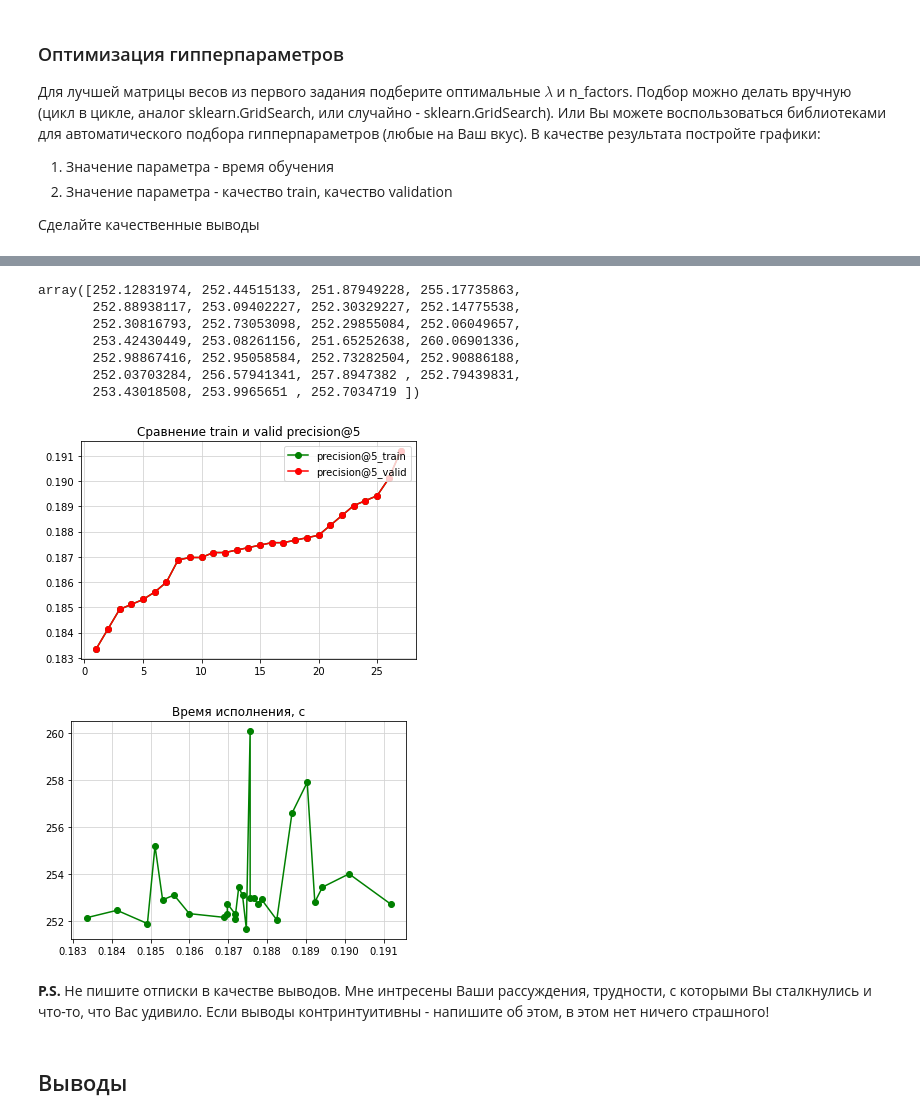
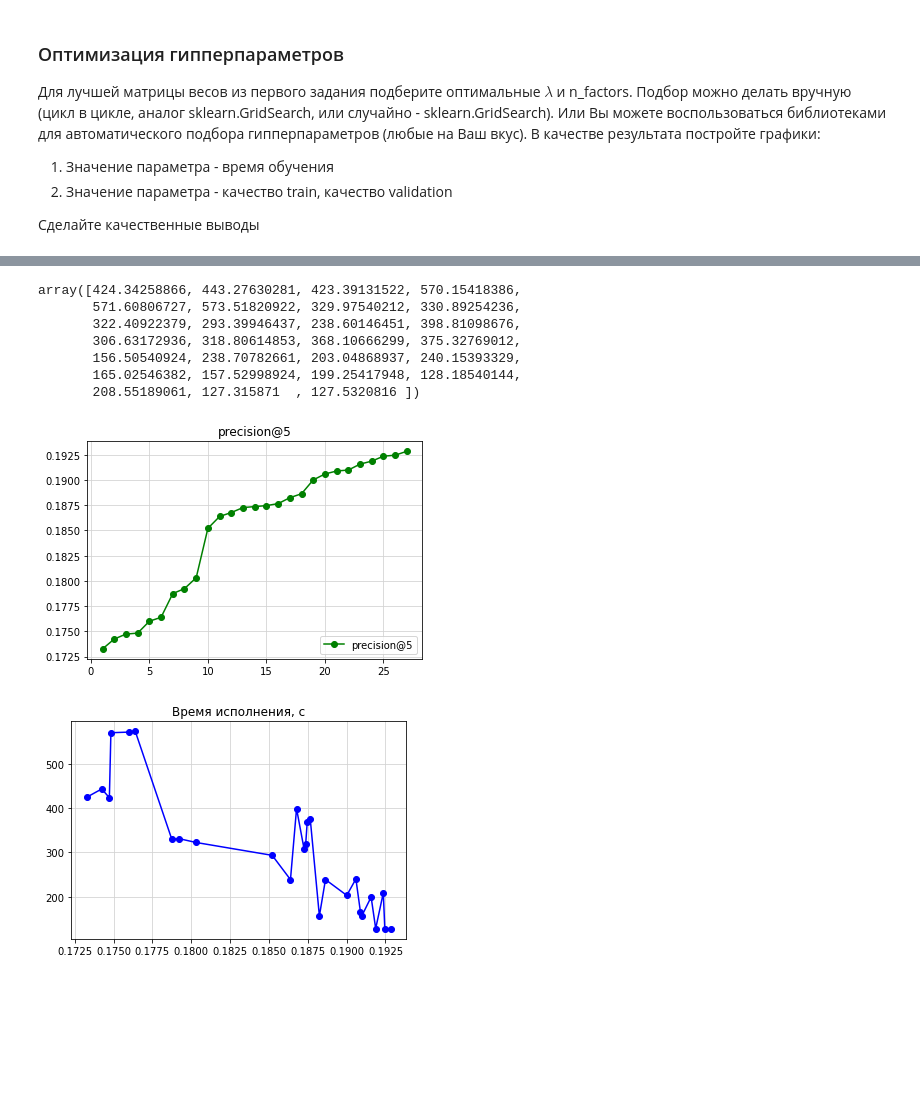
Before and after one commit to VitalyGladyshev/gb_rec_sys, a Jupyter notebook: rc_hw_03.ipynb, the cells around one changed output, grey strips where cells are left out. Drawn from its saved outputs; the diff is of its cells as text; code cells hidden in the pictures; blank space fills up the shorter version.

```diff
--- a/rc_hw_03.ipynb
+++ b/rc_hw_03.ipynb
@@ -281,8 +260,8 @@ Precision@5: 0.2269 - ALS tfidf
 
 Сделайте качественные выводы
 # %%
-summary_data = pd.DataFrame(data=[[0, 0, 0, 0, 0, 0]],
-                            columns=['factors', 'regularization', 'iterations', 'time', 'precision@5_train', 'precision@5_valid'])
+summary_data = pd.DataFrame(data=[[0, 0, 0, 0, 0]],
+                            columns=['factors', 'regularization', 'iterations', 'time', 'precision@5'])
 cnt = 0
 factors = [50, 100, 150]
 regularization = [0.01, 0.001, 0.0001]
@@ -293,11 +272,16 @@ for fact in factors:
         for iterat in iterations:
             name = f"ALS_{fact}_{reg}_{iterat}"
             print(f"ALS: factors {fact}, regularization {reg}, iterations {iterat}")
-            score_train, time_len, model = get_precision_at_k_score(result, user_item_matrix, name, iterat=50)
-            print(f"   Precision@5: {score_train:0.4f}, длительность: {time_len:.4f} c\n\n")
+            score, time_len, model = get_precision_at_k_score(result,
+                                                              user_item_matrix,
+                                                              name,
+                                                              iterat=iterat,
+                                                              fact=fact,
+                                                              regularizat=reg)
+            print(f"   Precision@5: {score:0.4f}, длительность: {time_len:.4f} c\n")
             summary_data.loc[cnt, ['factors', 'regularization', 'iterations',
-                                   'time', 'precision@5_train', 'precision@5_valid']] = [fact, reg, iterat,
-                                                                    time_len, score_train, score_train]
+                                   'time', 'precision@5']] = [fact, reg, iterat,
+                                                              time_len, score]
             cnt += 1
 # %% [output]
 ALS: factors 50, regularization 0.01, iterations 15
@@ -360,34 +344,32 @@ summary_data.sort_values('precision@5_valid', ascending=False)
 # %%
-sorted_scores = summary_data.sort_values('precision@5_valid', ascending=True)['precision@5_valid'].values
-sorted_times = summary_data.sort_values('precision@5_valid', ascending=True).time.values
+sorted_scores = summary_data.sort_values('precision@5', ascending=True)['precision@5'].values
+sorted_reg = summary_data.sort_values('precision@5', ascending=True).regularization.values
+sorted_factors = summary_data.sort_values('precision@5', ascending=True).factors.values
+sorted_iterat = summary_data.sort_values('precision@5', ascending=True).iterations.values
+sorted_times = summary_data.sort_values('precision@5', ascending=True).time.values
 sorted_times
 # %% [output]
-array([252.12831974, 252.44515133, 251.87949228, 255.17735863,
-       252.88938117, 253.09402227, 252.30329227, 252.14775538,
-       252.30816793, 252.73053098, 252.29855084, 252.06049657,
-       253.42430449, 253.08261156, 251.65252638, 260.06901336,
-       252.98867416, 252.95058584, 252.73282504, 252.90886188,
-       252.03703284, 256.57941341, 257.8947382 , 252.79439831,
-       253.43018508, 253.9965651 , 252.7034719 ])
+array([424.34258866, 443.27630281, 423.39131522, 570.15418386,
+       571.60806727, 573.51820922, 329.97540212, 330.89254236,
+       322.40922379, 293.39946437, 238.60146451, 398.81098676,
+       306.63172936, 318.80614853, 368.10666299, 375.32769012,
+       156.50540924, 238.70782661, 203.04868937, 240.15393329,
+       165.02546382, 157.52998924, 199.25417948, 128.18540144,
+       208.55189061, 127.315871  , 127.5320816 ])
 # %%
-plt.plot(np.arange(1, len(sorted_scores)+1), sorted_scores, 'go-', label='precision@5_train')
-plt.plot(np.arange(1, len(sorted_scores)+1), sorted_scores, 'ro-', label='precision@5_valid')
+plt.plot(np.arange(1, len(sorted_scores)+1), sorted_scores, 'go-', label='precision@5')
 
-plt.legend(loc="upper right")
+plt.legend(loc="lower right")
 plt.grid(color="lightgrey")
-plt.title('Сравнение train и valid precision@5')
+plt.title('precision@5')
 plt.show()
 # %% [output]
-[figure, old version]
+[figure, new version]
 # %%
-plt.plot(sorted_scores, sorted_times, 'go-')
+plt.plot(sorted_scores, sorted_times, 'bo-')
 
 plt.grid(color="lightgrey")
 plt.title('Время исполнения, с')
 plt.show()
 # %% [output]
-[figure, old version]
+[figure, new version]
-# %% [markdown]
-**P.S.** Не пишите отписки в качестве выводов. Мне интресены Ваши рассуждения, трудности, с которыми Вы сталкнулись и что-то, что Вас удивило. Если выводы контринтуитивны - напишите об этом, в этом нет ничего страшного!
-# %% [markdown]
-## Выводы
```
Also changed, not shown: parts of 12 cells of this notebook.
